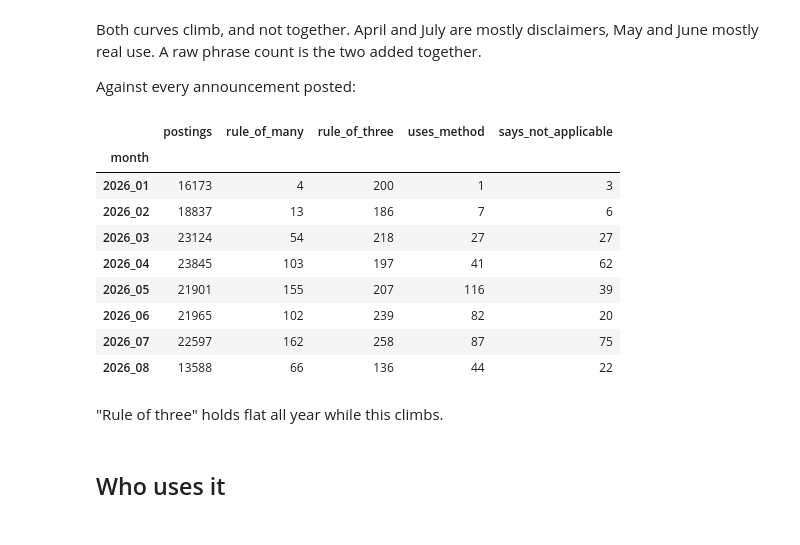
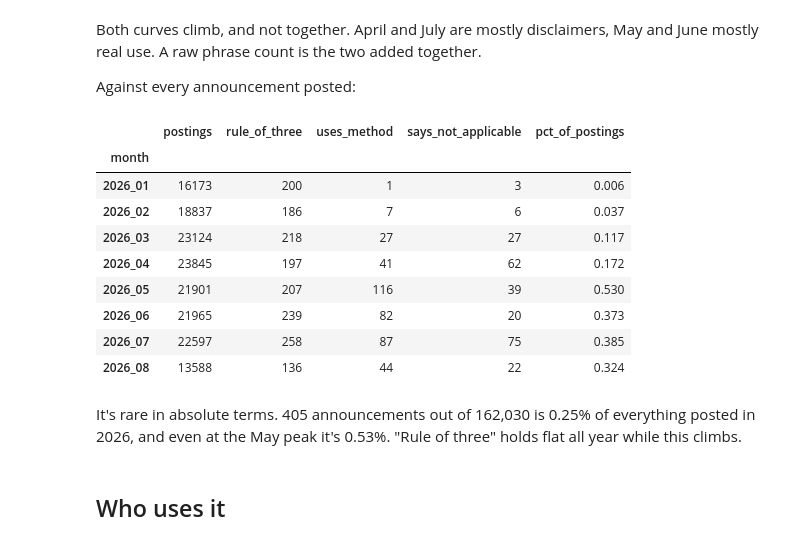
Before and after one commit to abigailhaddad/joa, a Jupyter notebook: rule_of_many.ipynb, the cells around one changed output. Cells and saved outputs as stored; diff of their text form; code cells hidden in the pictures.

```diff
--- a/rule_of_many.ipynb
+++ b/rule_of_many.ipynb
@@ -140,21 +140,26 @@ June mostly real use. A raw phrase count is the two added together.
 
 Against every announcement posted:
 # %%
-table = counts.set_index("month")[["postings", "rule_of_many", "rule_of_three"]]
-table.assign(uses_method=by_month.applied.values, says_not_applicable=by_month.negated.values)
+table = (counts.set_index("month")[["postings", "rule_of_three"]]
+                .assign(uses_method=by_month.applied.values,
+                        says_not_applicable=by_month.negated.values))
+table["pct_of_postings"] = (table.uses_method / table.postings * 100).round(3)
+table
 # %% [output]
-|  | postings | rule_of_many | rule_of_three | uses_method | says_not_applicable |
+|  | postings | rule_of_three | uses_method | says_not_applicable | pct_of_postings |
 | month |  |  |  |  |  |
-| 2026_01 | 16173 | 4 | 200 | 1 | 3 |
-| 2026_02 | 18837 | 13 | 186 | 7 | 6 |
-| 2026_03 | 23124 | 54 | 218 | 27 | 27 |
-| 2026_04 | 23845 | 103 | 197 | 41 | 62 |
-| 2026_05 | 21901 | 155 | 207 | 116 | 39 |
-| 2026_06 | 21965 | 102 | 239 | 82 | 20 |
-| 2026_07 | 22597 | 162 | 258 | 87 | 75 |
-| 2026_08 | 13588 | 66 | 136 | 44 | 22 |
+| 2026_01 | 16173 | 200 | 1 | 3 | 0.006 |
+| 2026_02 | 18837 | 186 | 7 | 6 | 0.037 |
+| 2026_03 | 23124 | 218 | 27 | 27 | 0.117 |
+| 2026_04 | 23845 | 197 | 41 | 62 | 0.172 |
+| 2026_05 | 21901 | 207 | 116 | 39 | 0.530 |
+| 2026_06 | 21965 | 239 | 82 | 20 | 0.373 |
+| 2026_07 | 22597 | 258 | 87 | 75 | 0.385 |
+| 2026_08 | 13588 | 136 | 44 | 22 | 0.324 |
-# %% [markdown]
-"Rule of three" holds flat all year while this climbs.
+# %% [markdown]
+It's rare in absolute terms. 405 announcements out of 162,030 is 0.25% of everything
+posted in 2026, and even at the May peak it's 0.53%. "Rule of three" holds flat all
+year while this climbs.
 # %% [markdown]
 ## Who uses it
 # %%
```
Also changed, not shown: parts of 1 cell of this notebook, 1 other file.
